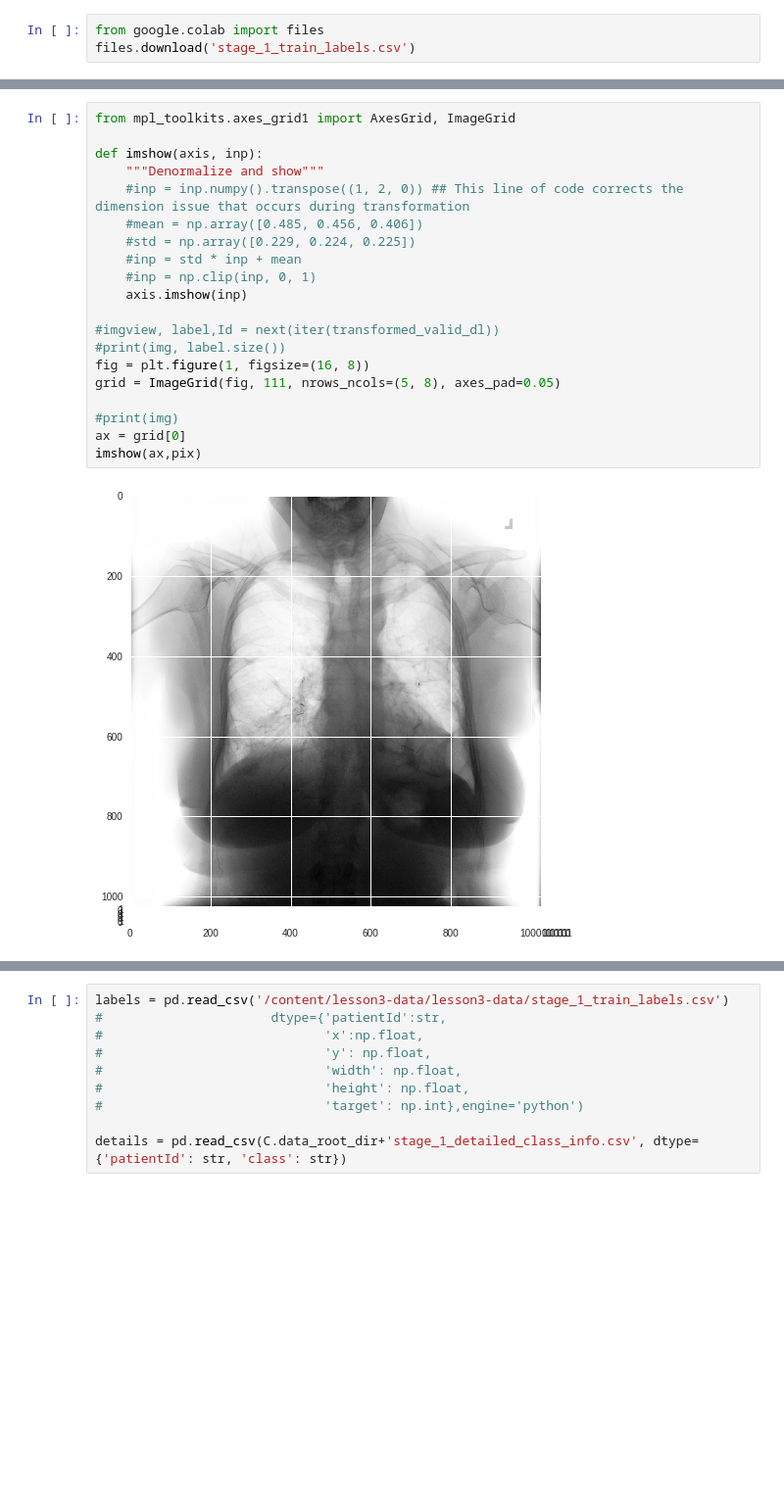
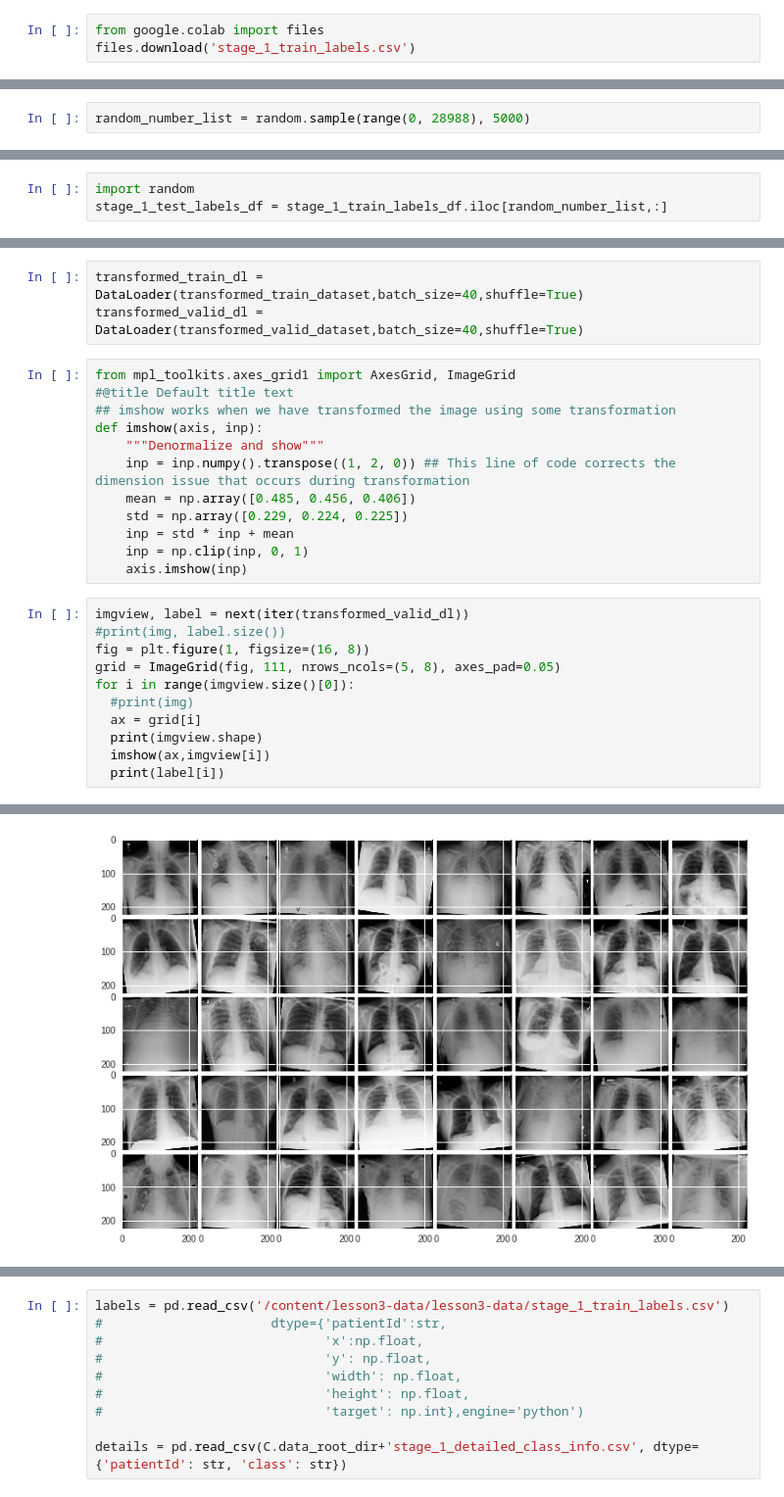
Before and after one commit to stanimman/2015, a Jupyter notebook: lesson3-rsna-pneumonia-detection-kaggle.ipynb, the cells around one changed output, grey strips where cells are left out. Shown: that part at 98% size. Drawn from its saved outputs; the diff is of its cells as text; blank space fills up the shorter version.

```diff
--- a/lesson3-rsna-pneumonia-detection-kaggle.ipynb
+++ b/lesson3-rsna-pneumonia-detection-kaggle.ipynb
@@ -197,0 +200,2 @@ True
+# %%
+random_number_list = random.sample(range(0, 28988), 5000)
@@ -197,0 +206,3 @@ True
+# %%
+import random
+stage_1_test_labels_df = stage_1_train_labels_df.iloc[random_number_list,:]
@@ -198,22 +293,27 @@ True
+# %%
+transformed_train_dl = DataLoader(transformed_train_dataset,batch_size=40,shuffle=True)
+transformed_valid_dl = DataLoader(transformed_valid_dataset,batch_size=40,shuffle=True)
 # %%
 from mpl_toolkits.axes_grid1 import AxesGrid, ImageGrid
-
+#@title Default title text
+## imshow works when we have transformed the image using some transformation
 def imshow(axis, inp):
     """Denormalize and show"""
-    #inp = inp.numpy().transpose((1, 2, 0)) ## This line of code corrects the dimension issue that occurs during transformation
-    #mean = np.array([0.485, 0.456, 0.406])
-    #std = np.array([0.229, 0.224, 0.225])
-    #inp = std * inp + mean
-    #inp = np.clip(inp, 0, 1)
+    inp = inp.numpy().transpose((1, 2, 0)) ## This line of code corrects the dimension issue that occurs during transformation
+    mean = np.array([0.485, 0.456, 0.406])
+    std = np.array([0.229, 0.224, 0.225])
+    inp = std * inp + mean
+    inp = np.clip(inp, 0, 1)
     axis.imshow(inp)
-
-#imgview, label,Id = next(iter(transformed_valid_dl))
-#print(img, label.size())
-fig = plt.figure(1, figsize=(16, 8))
-grid = ImageGrid(fig, 111, nrows_ncols=(5, 8), axes_pad=0.05)
-
-#print(img)
-ax = grid[0]
-imshow(ax,pix)
-# %% [output]
-[figure, removed]
+# %%
+imgview, label = next(iter(transformed_valid_dl))
+#print(img, label.size())
+fig = plt.figure(1, figsize=(16, 8))
+grid = ImageGrid(fig, 111, nrows_ncols=(5, 8), axes_pad=0.05)
+for i in range(imgview.size()[0]):
+  #print(img)
+  ax = grid[i]
+  print(imgview.shape)
+  imshow(ax,imgview[i])
+  print(label[i])
+# %% [output]
@@ -219,0 +337 @@ imshow(ax,pix)
+[figure, added]
```
Also changed, not shown: parts of 43 cells of this notebook.
